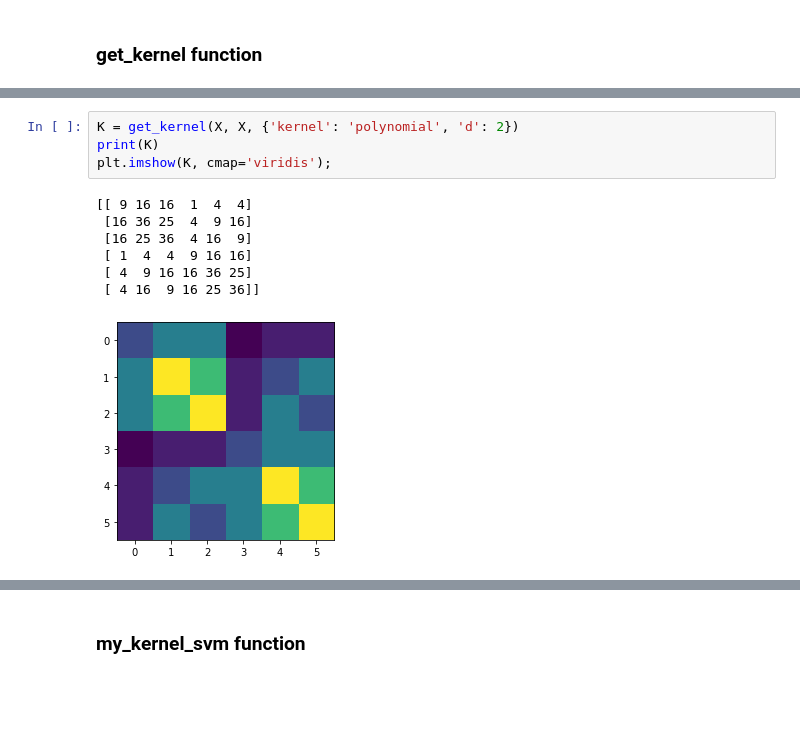
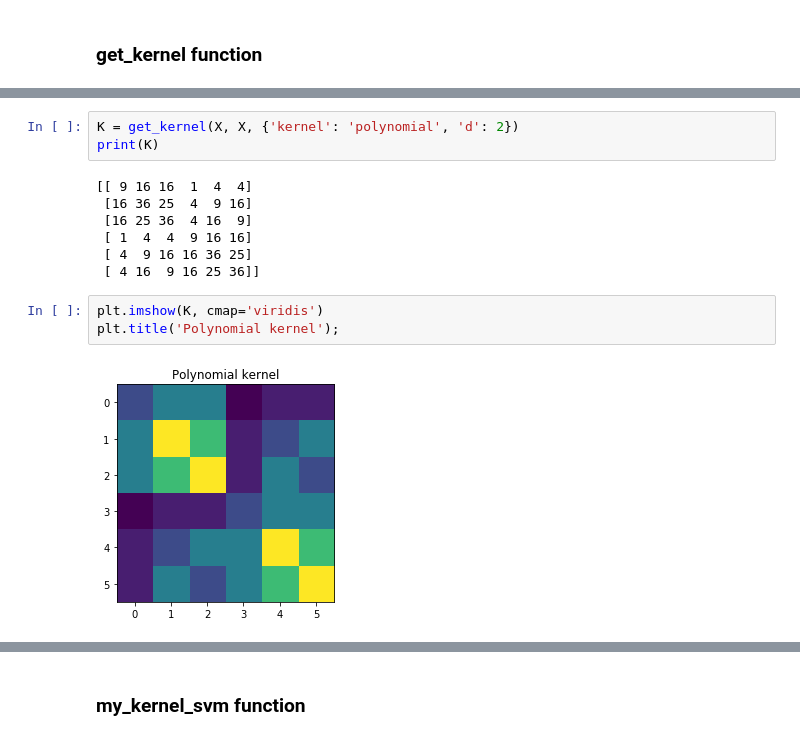
Before and after one commit to matouspelikan/rpzCTU, a Jupyter notebook: assignment_svm2_template/svm2.ipynb, the cells around one changed output, grey strips where cells are left out. Cells and saved outputs as stored; diff of their text form; blank space fills up the shorter version.

```diff
--- a/assignment_svm2_template/svm2.ipynb
+++ b/assignment_svm2_template/svm2.ipynb
@@ -33,7 +36,6 @@ plt.imshow(K, cmap='viridis');
 # %%
 K = get_kernel(X, X, {'kernel': 'polynomial', 'd': 2})
 print(K)
-plt.imshow(K, cmap='viridis');
 # %% [output]
 [[ 9 16 16  1  4  4]
  [16 36 25  4  9 16]
@@ -41,7 +43,11 @@ plt.imshow(K, cmap='viridis');
  [ 1  4  4  9 16 16]
  [ 4  9 16 16 36 25]
  [ 4 16  9 16 25 36]]
-[figure, removed]
+# %%
+plt.imshow(K, cmap='viridis')
+plt.title('Polynomial kernel');
+# %% [output]
+[figure, added]
 # %%
 K = get_kernel(X, X, {'kernel': 'rbf', 'sigma': 1.0})
 np.set_printoptions(precision=4, suppress=True)
```
Also changed, not shown: parts of 13 cells of this notebook.
